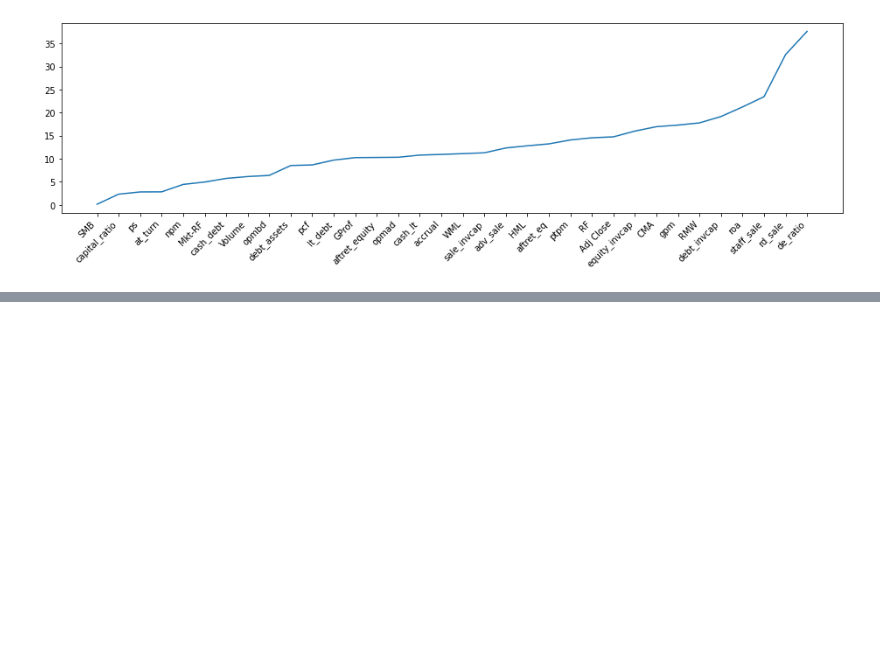
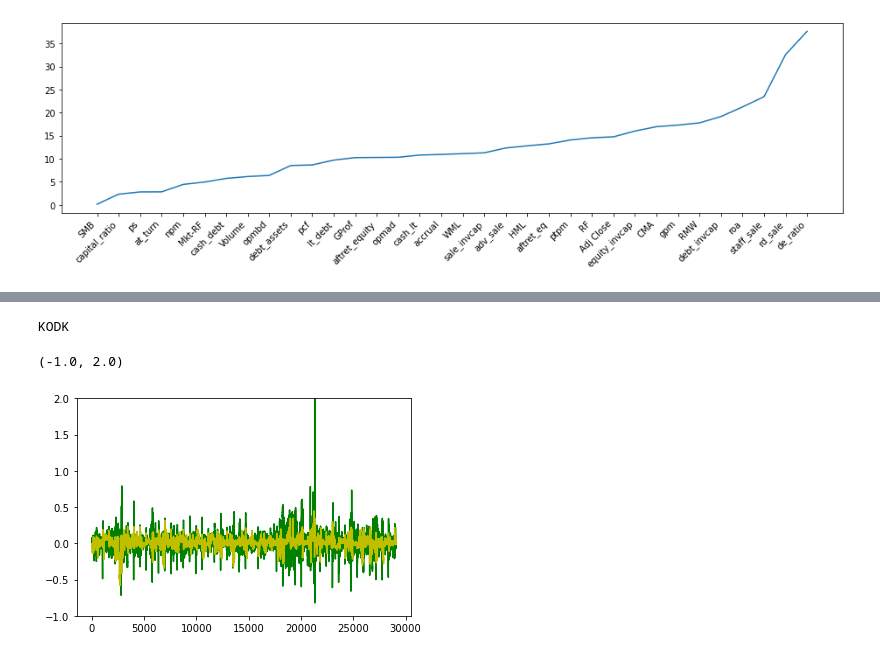
Before and after one commit to tekniktomten/LSTM-for-predicting-returns, a Jupyter notebook: LSTM.ipynb, the cells around one changed output, grey strips where cells are left out. Cells and saved outputs as stored; diff of their text form; code cells hidden in the pictures; blank space fills up the shorter version.

```diff
--- a/LSTM.ipynb
+++ b/LSTM.ipynb
@@ -704,0 +871,13 @@ IndexError: index 38 is out of bounds for axis 0 with size 34
+# %%
+print(tickers[35])
+# %% [output]
+KODK
+# %%
+forecast_period = 21
+plt.plot(testY[:, forecast_period-1, 0], c="g")
+plt.plot(pred_test[:, forecast_period-1, 0], c="y")
+axes = plt.gca()
+axes.set_ylim([-1,2])
+# %% [output]
+(-1.0, 2.0)
+[figure, added]
```
Also changed, not shown: parts of 7 cells of this notebook.
